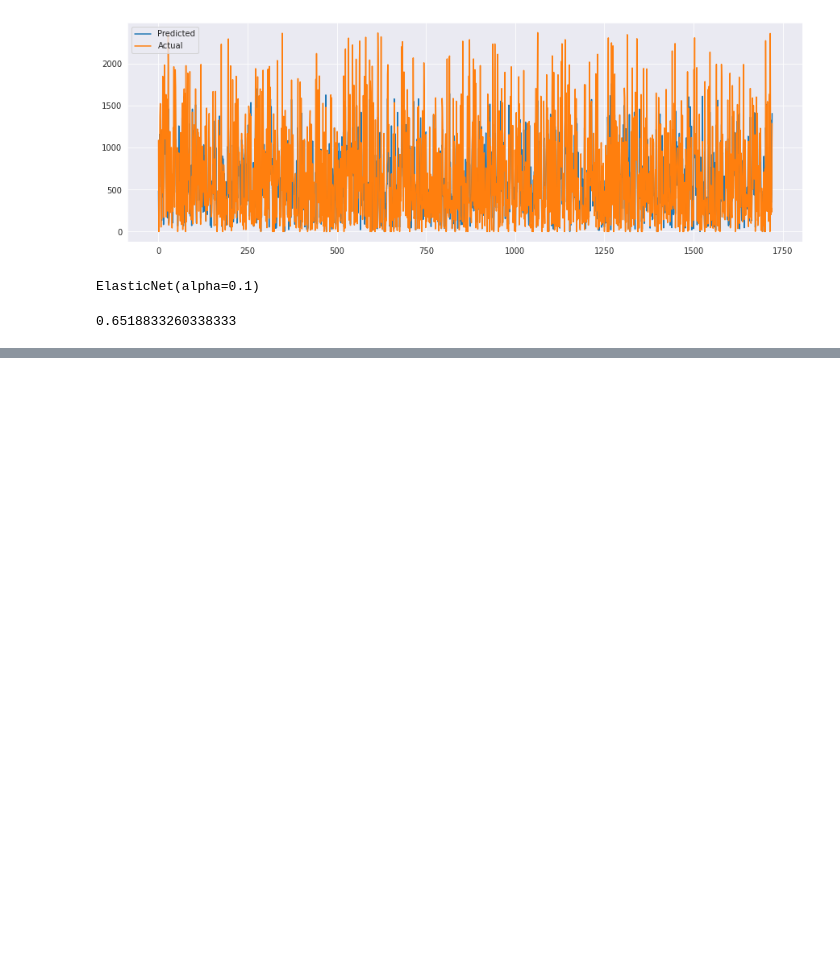
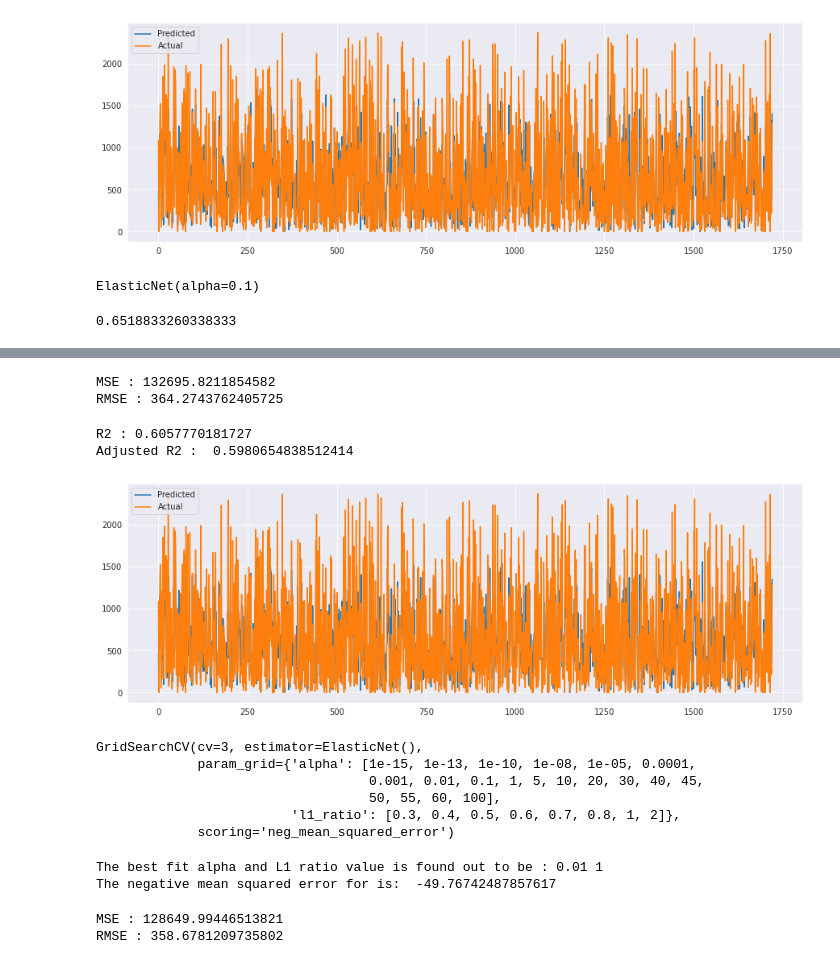
Before and after one commit to aloksingh43/Bike_sharing_demand_prediction, a Jupyter notebook: Bike_sharing_demand_prediction.ipynb, the cells around one changed output, grey strips where cells are left out. Cells and saved outputs as stored; diff of their text form; code cells hidden in the pictures; blank space fills up the shorter version.

```diff
--- a/Bike_sharing_demand_prediction.ipynb
+++ b/Bike_sharing_demand_prediction.ipynb
@@ -838,9 +858,9 @@ plt.show()
 [figure]
 # %%
 from sklearn.linear_model import ElasticNet
-elasticnet = ElasticNet(alpha=0.1, l1_ratio=0.5)
+elasticnet_1 = ElasticNet(alpha=0.1, l1_ratio=0.5)
 # %%
-elasticnet.fit(X_train,y_train)
+elasticnet_1.fit(X_train,y_train)
 # %% [output]
 ElasticNet(alpha=0.1)
 # %%
@@ -849,0 +880,26 @@ elasticnet.score(X_train, y_train)
+# %%
+y_pred_elasticnet_1 = elasticnet_1.predict(X_test)
+# %%
+MSE  = mean_squared_error((y_test)**2, (y_pred_elasticnet_1)**2)
+print("MSE :" , MSE)
+
+RMSE = np.sqrt(MSE)
+print("RMSE :" ,RMSE)
+# %% [output]
+MSE : 132695.8211854582
+RMSE : 364.2743762405725
+# %%
+r2 = r2_score((y_test)**2, (y_pred_elasticnet_1)**2)
+print("R2 :" ,r2)
+print("Adjusted R2 : ",1-(1-r2_score((y_test)**2, (y_pred_elasticnet_1)**2))*((X_test.shape[0]-1)/(X_test.shape[0]-X_test.shape[1]-1)))
+# %% [output]
+R2 : 0.6057770181727
+Adjusted R2 :  0.5980654838512414
+# %%
+plt.figure(figsize=(15,5))
+plt.plot((y_pred_elasticnet_1)**2)
+plt.plot(np.array((y_test)**2))
+plt.legend(["Predicted","Actual"])
+plt.show()
+# %% [output]
+[figure, added]
@@ -849,0 +910,15 @@ elasticnet.score(X_train, y_train)
+# %%
+elasticnet_model.fit(X_train,y_train)
+# %% [output]
+GridSearchCV(cv=3, estimator=ElasticNet(),
+             param_grid={'alpha': [1e-15, 1e-13, 1e-10, 1e-08, 1e-05, 0.0001,
+                                   0.001, 0.01, 0.1, 1, 5, 10, 20, 30, 40, 45,
+                                   50, 55, 60, 100],
+                         'l1_ratio': [0.3, 0.4, 0.5, 0.6, 0.7, 0.8, 1, 2]},
+             scoring='neg_mean_squared_error')
+# %%
+print("The best fit alpha and L1 ratio value is found out to be :" ,elasticnet_model.best_params_['alpha'], elasticnet_model.best_params_['l1_ratio'])
+print("The negative mean squared error for is: ", elasticnet_model.best_score_)
+# %% [output]
+The best fit alpha and L1 ratio value is found out to be : 0.01 1
+The negative mean squared error for is:  -49.76742487857617
@@ -849,0 +927,9 @@ elasticnet.score(X_train, y_train)
+# %%
+MSE  = mean_squared_error((y_test)**2, (y_pred_elasticnet)**2)
+print("MSE :" , MSE)
+
+RMSE = np.sqrt(MSE)
+print("RMSE :" ,RMSE)
+# %% [output]
+MSE : 128649.99446513821
+RMSE : 358.6781209735802
```
Also changed, not shown: parts of 19 cells of this notebook.
